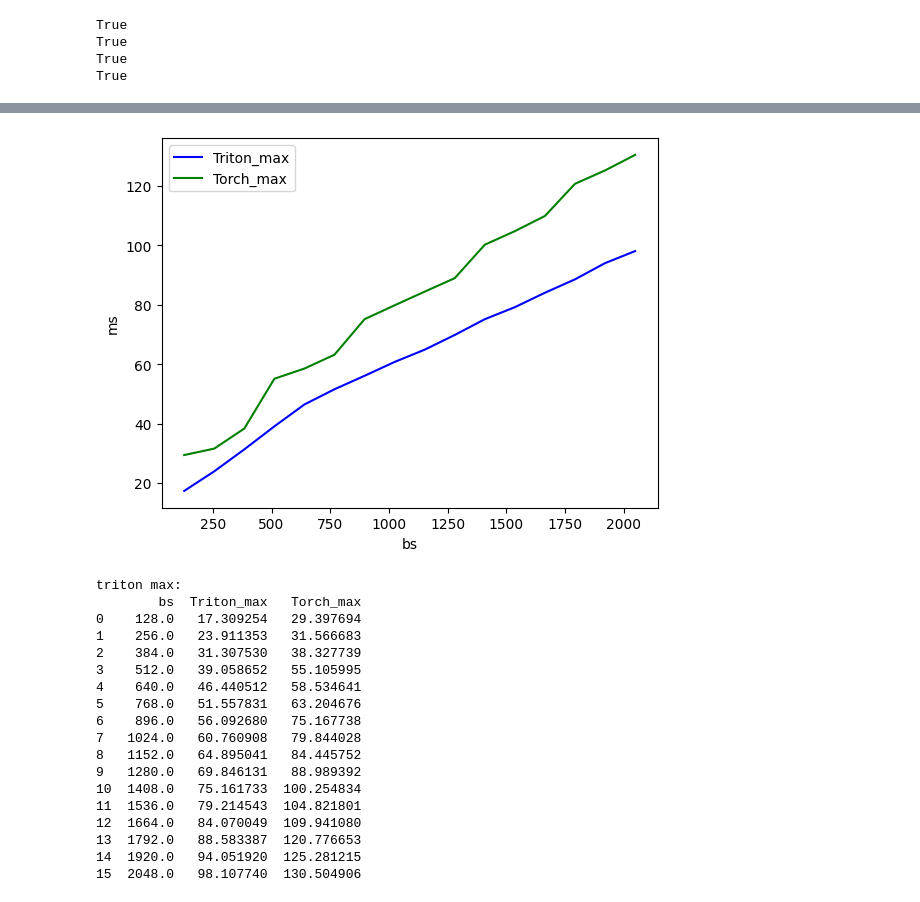
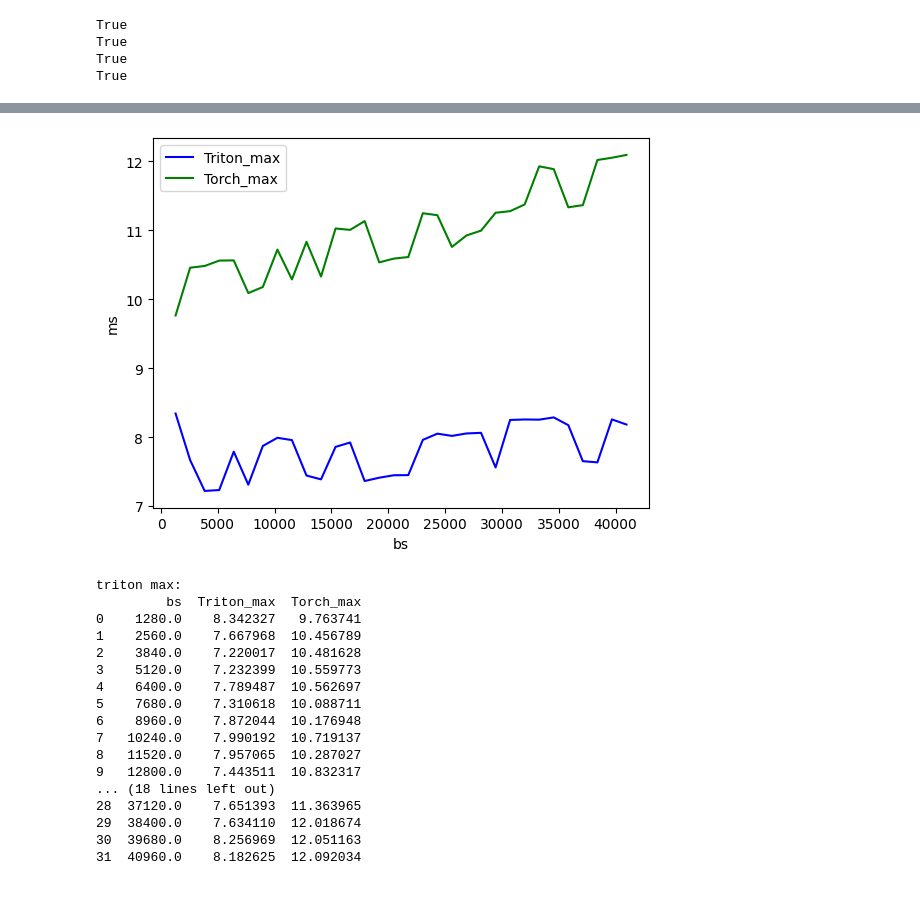
Before and after one commit to mdy666/mdy_triton, a Jupyter notebook: TritonMax.ipynb, the cells around one changed output, grey strips where cells are left out. Cells and saved outputs as stored; diff of their text form; code cells hidden in the pictures.

```diff
--- a/TritonMax.ipynb
+++ b/TritonMax.ipynb
@@ -76,7 +76,7 @@ def triton_max(tensor, axis=-1):
                     num_stages=4, num_warps=8
         )
     else:
-        BLOCK_N = min(triton.next_power_of_2(D), 32*1024)
+        BLOCK_N = min(triton.next_power_of_2(D), 64*1024)
         _max_long[(B,)](tensor, values, indices,
                 tensor.stride(0),tensor.stride(1),
                     B,D,
@@ -101,7 +101,7 @@ torch.cuda.empty_cache()
 @triton.testing.perf_report(
     triton.testing.Benchmark(
         x_names=['dim'],  # argument names to use as an x-axis for the plot
-        x_vals=[128 * i for i in range(1, 16+1)],  # different possible values for `x_name`
+        x_vals=[4096 * i for i in range(1, 64+1, 8)],  # different possible values for `x_name`
         line_arg='provider',  # argument name whose value corresponds to a different line in the plot
         line_vals=['triton', 'torch'],  # possible values for `line_arg``
         line_names=[
@@ -111,12 +111,12 @@ torch.cuda.empty_cache()
         styles=[('blue', '-'), ('green', '-')],  # line styles
         ylabel="ms",  # label name for the y-axis
         plot_name="triton max",  # name for the plot. Used also as a file name for saving the plot.
-        args={'bs': 2048, 'seq_len':16, 'axis': 0}
+        args={'bs': 2046, 'axis': -1}
     ))
-def benchmark(bs, seq_len, dim, axis, provider):
+def benchmark(bs, dim, axis, provider):
     device = torch.device('cuda')
     dtype = torch.float16
-    tensor = torch.randn(bs, seq_len, dim).to(device).to(dtype)
+    tensor = torch.randn(bs, dim).to(device).to(dtype)
 
     stream = torch.cuda.Stream()
     torch.cuda.set_stream(stream)
@@ -152,56 +144,55 @@ triton max:
 # %%
 torch.cuda.empty_cache()
 @triton.testing.perf_report(
     triton.testing.Benchmark(
         x_names=['bs'],  # argument names to use as an x-axis for the plot
-        x_vals=[128 * i for i in range(1, 16+1)],  # different possible values for `x_name`
+        x_vals=[1280 * i for i in range(1, 32+1)],  # different possible values for `x_name`
         line_arg='provider',  # argument name whose value corresponds to a different line in the plot
         line_vals=['triton', 'torch'],  # possible values for `line_arg``
         line_names=[
             "Triton_max",
             "Torch_max",
         ],  # label name for the lines
         styles=[('blue', '-'), ('green', '-')],  # line styles
         ylabel="ms",  # label name for the y-axis
         plot_name="triton max",  # name for the plot. Used also as a file name for saving the plot.
-        args={'dim': 2048, 'seq_len':16, 'axis': -1}
+        args={'dim': 4, 'axis': -1}
     ))
-def benchmark(bs, seq_len, dim, axis, provider):
+def benchmark(bs, dim, axis, provider):
     device = torch.device('cuda')
     dtype = torch.float16
-    tensor = torch.randn(bs, seq_len, dim).to(device).to(dtype)
+    tensor = torch.randn(bs, dim).to(device).to(dtype)
 
     stream = torch.cuda.Stream()
     torch.cuda.set_stream(stream)
     if provider == 'triton':
         ms = triton.testing.do_bench(lambda: triton_max(tensor, axis))
 
     if provider == 'torch':
         # ms = triton.testing.do_bench(lambda: torch.max(tensor, 2))
         ms = triton.testing.do_bench(lambda: torch.max(tensor, axis))
 
     return ms * 1e3
 benchmark.run(show_plots=True, print_data=True)
 # %% [output]
-[figure, old version]
+[figure, new version]
 triton max:
-        bs  Triton_max   Torch_max
-0    128.0   17.309254   29.397694
-1    256.0   23.911353   31.566683
-2    384.0   31.307530   38.327739
-3    512.0   39.058652   55.105995
-4    640.0   46.440512   58.534641
-5    768.0   51.557831   63.204676
-6    896.0   56.092680   75.167738
-7   1024.0   60.760908   79.844028
-8   1152.0   64.895041   84.445752
-9   1280.0   69.846131   88.989392
-10  1408.0   75.161733  100.254834
-11  1536.0   79.214543  104.821801
-12  1664.0   84.070049  109.941080
-13  1792.0   88.583387  120.776653
-14  1920.0   94.051920  125.281215
-15  2048.0   98.107740  130.504906
+         bs  Triton_max  Torch_max
+0    1280.0    8.342327   9.763741
+1    2560.0    7.667968  10.456789
+2    3840.0    7.220017  10.481628
+3    5120.0    7.232399  10.559773
+4    6400.0    7.789487  10.562697
+5    7680.0    7.310618  10.088711
+6    8960.0    7.872044  10.176948
+7   10240.0    7.990192  10.719137
+8   11520.0    7.957065  10.287027
+9   12800.0    7.443511  10.832317
+... (18 lines left out)
+28  37120.0    7.651393  11.363965
+29  38400.0    7.634110  12.018674
+30  39680.0    8.256969  12.051163
+31  40960.0    8.182625  12.092034
 # %%
 torch.cuda.empty_cache()
 @triton.testing.perf_report(
```
Also changed, not shown: parts of 2 cells of this notebook, 6 other files.
